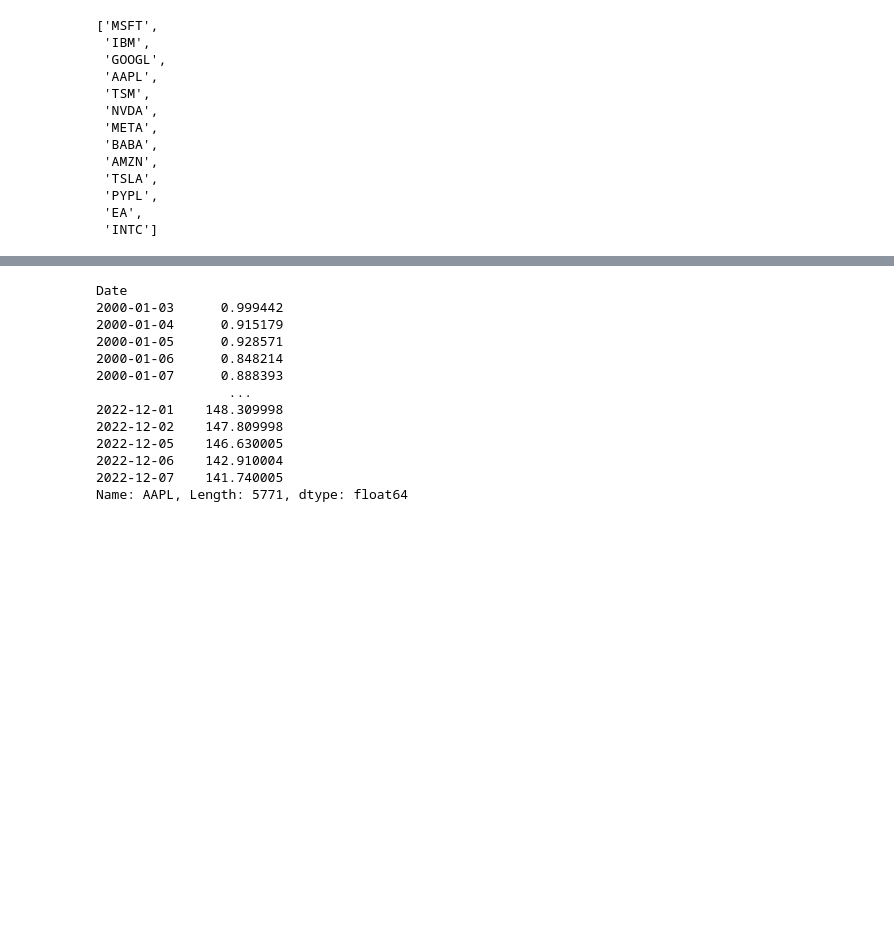
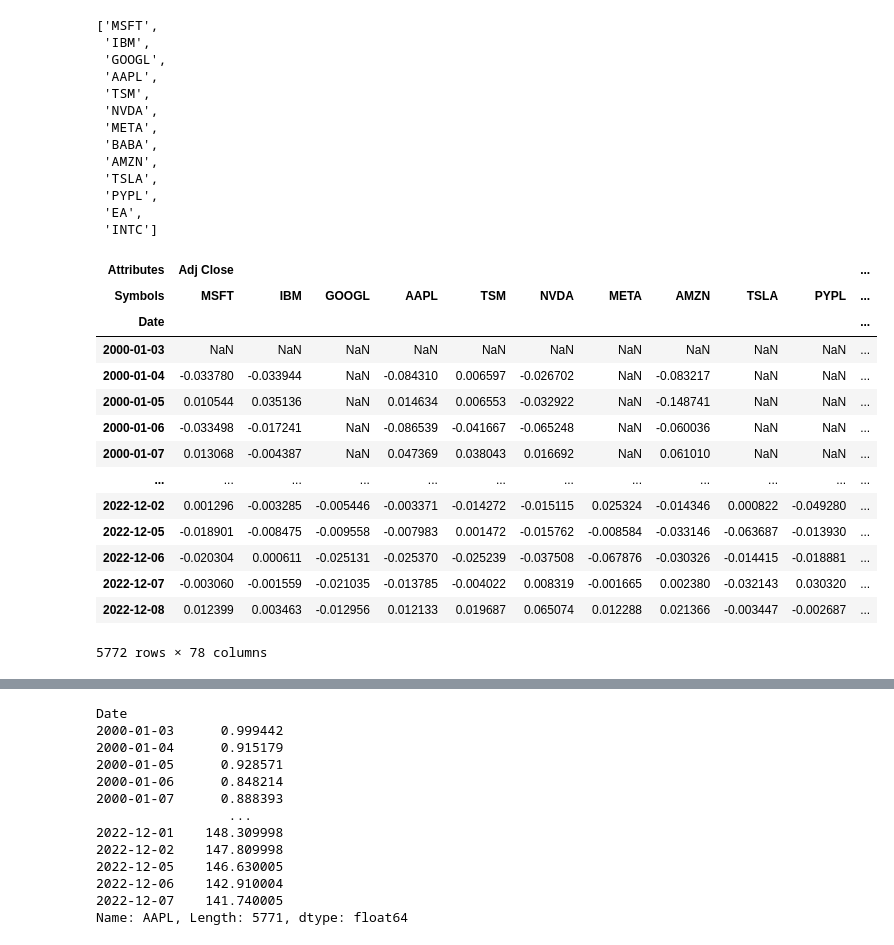
Before and after one commit to gabrielhayoun/PIE, a Jupyter notebook: pynance/data/data_functions.ipynb, the cells around one changed output, grey strips where cells are left out. Saved outputs shown, nothing was run; the diff lists cells and outputs as text; code cells hidden in the pictures; blank space fills up the shorter version.

Commit message:
update with normal

```diff
--- a/pynance/data/data_functions.ipynb
+++ b/pynance/data/data_functions.ipynb
@@ -86,3 +95,25 @@ x
  'INTC']
 # %%
 stk_data = web.DataReader(x, 'yahoo', start='2000')
+# %%
+# Voir si on a un NAN entre deux valeurs
+# Voir pour la currency => Changer avec yahoo finance
+# Normaliser => Plus besoin avec les returns
+#Faire les returns => ok avec pct change + *100
+stk_data.pct_change()
+# %% [output]
+| Attributes | Adj Close |  |  |  |  |  |  |  |  |  | ... |
+| Symbols | MSFT | IBM | GOOGL | AAPL | TSM | NVDA | META | AMZN | TSLA | PYPL | ... |
+| Date |  |  |  |  |  |  |  |  |  |  | ... |
+| 2000-01-03 | NaN | NaN | NaN | NaN | NaN | NaN | NaN | NaN | NaN | NaN | ... |
+| 2000-01-04 | -0.033780 | -0.033944 | NaN | -0.084310 | 0.006597 | -0.026702 | NaN | -0.083217 | NaN | NaN | ... |
+| 2000-01-05 | 0.010544 | 0.035136 | NaN | 0.014634 | 0.006553 | -0.032922 | NaN | -0.148741 | NaN | NaN | ... |
+| 2000-01-06 | -0.033498 | -0.017241 | NaN | -0.086539 | -0.041667 | -0.065248 | NaN | -0.060036 | NaN | NaN | ... |
+| 2000-01-07 | 0.013068 | -0.004387 | NaN | 0.047369 | 0.038043 | 0.016692 | NaN | 0.061010 | NaN | NaN | ... |
+| ... | ... | ... | ... | ... | ... | ... | ... | ... | ... | ... | ... |
+| 2022-12-02 | 0.001296 | -0.003285 | -0.005446 | -0.003371 | -0.014272 | -0.015115 | 0.025324 | -0.014346 | 0.000822 | -0.049280 | ... |
+| 2022-12-05 | -0.018901 | -0.008475 | -0.009558 | -0.007983 | 0.001472 | -0.015762 | -0.008584 | -0.033146 | -0.063687 | -0.013930 | ... |
+| 2022-12-06 | -0.020304 | 0.000611 | -0.025131 | -0.025370 | -0.025239 | -0.037508 | -0.067876 | -0.030326 | -0.014415 | -0.018881 | ... |
+| 2022-12-07 | -0.003060 | -0.001559 | -0.021035 | -0.013785 | -0.004022 | 0.008319 | -0.001665 | 0.002380 | -0.032143 | 0.030320 | ... |
+| 2022-12-08 | 0.012399 | 0.003463 | -0.012956 | 0.012133 | 0.019687 | 0.065074 | 0.012288 | 0.021366 | -0.003447 | -0.002687 | ... |
+5772 rows × 78 columns
```
Also changed, not shown: parts of 2 cells of this notebook, 5 other files.
